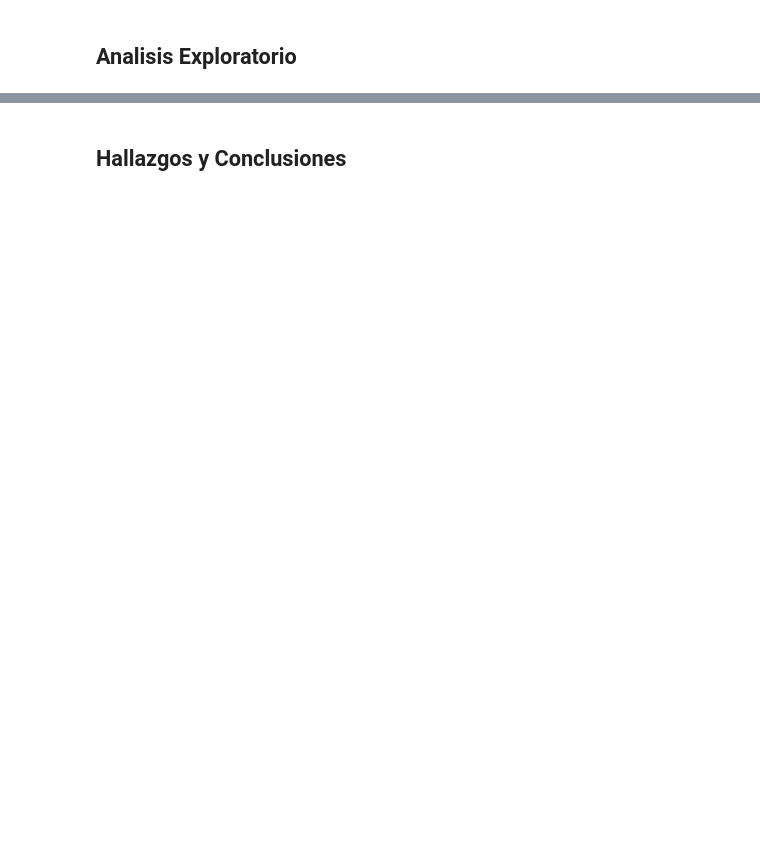
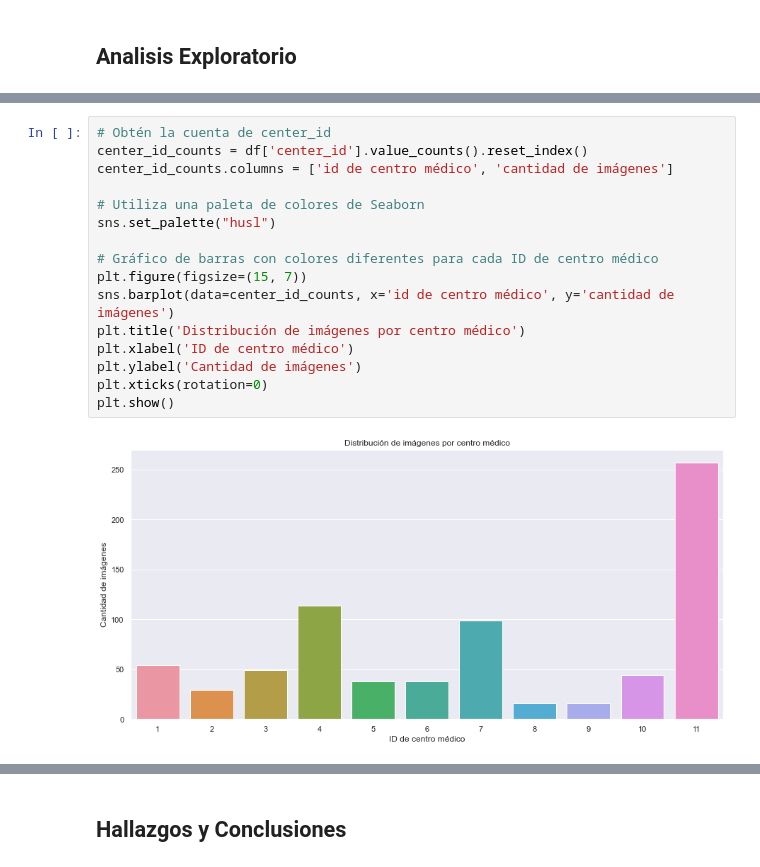
Before and after one commit to CristopherBarrios/Proyecto2-AnalisisExploratorio-DataScience, a Jupyter notebook: analisisExploratorio.ipynb, the cells around one changed output, grey strips where cells are left out. Saved outputs shown, nothing was run; the diff lists cells and outputs as text; blank space fills up the shorter version.

```diff
--- a/analisisExploratorio.ipynb
+++ b/analisisExploratorio.ipynb
@@ -116,0 +324,18 @@ total_count = df.count()[0]
+# %%
+# Obtén la cuenta de center_id
+center_id_counts = df['center_id'].value_counts().reset_index()
+center_id_counts.columns = ['id de centro médico', 'cantidad de imágenes']
+
+# Utiliza una paleta de colores de Seaborn
+sns.set_palette("husl")
+
+# Gráfico de barras con colores diferentes para cada ID de centro médico
+plt.figure(figsize=(15, 7))
+sns.barplot(data=center_id_counts, x='id de centro médico', y='cantidad de imágenes')
+plt.title('Distribución de imágenes por centro médico')
+plt.xlabel('ID de centro médico')
+plt.ylabel('Cantidad de imágenes')
+plt.xticks(rotation=0)
+plt.show()
+# %% [output]
+[figure, added]
```
Also changed, not shown: parts of 39 cells of this notebook, 2 other files.
